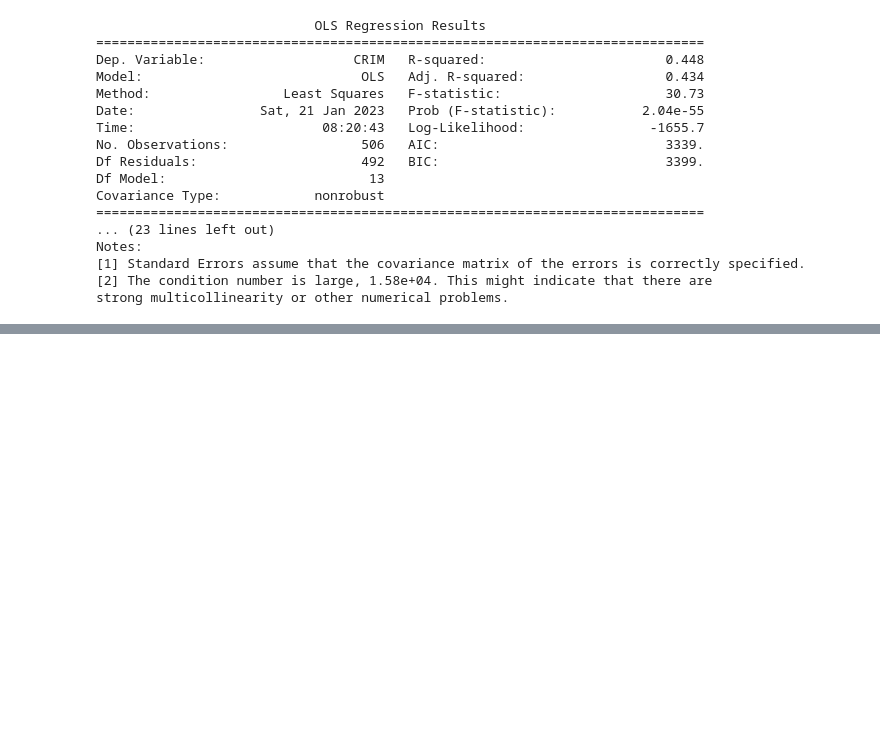
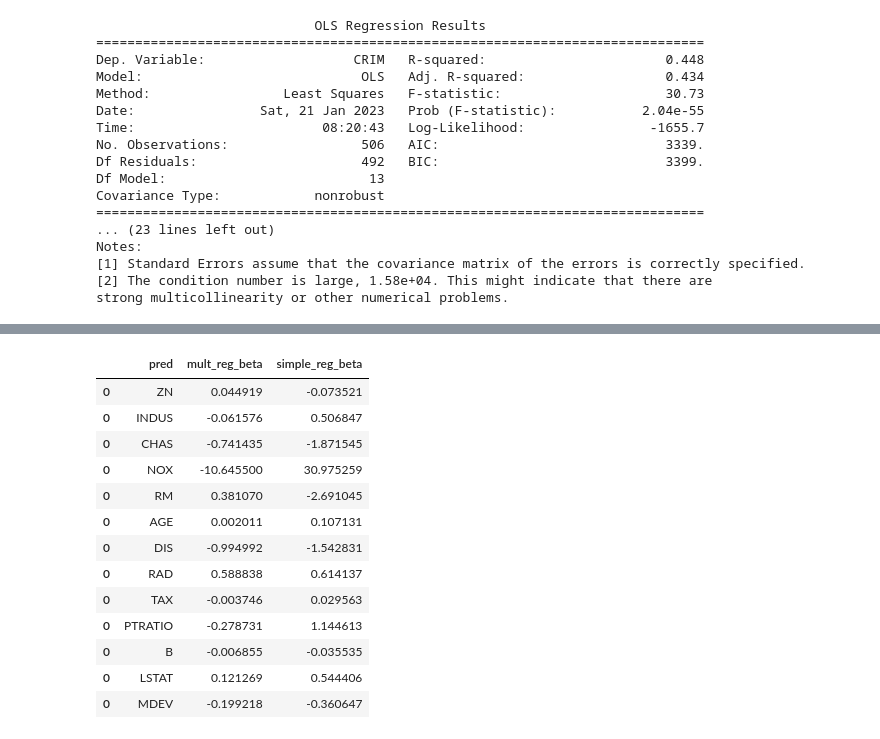
Before and after one commit to anitarestrepo16/machine-learning-class-2023, a Jupyter notebook: Pset1/PSet1.ipynb, the cells around one changed output, grey strips where cells are left out. Cells and saved outputs as stored; diff of their text form; code cells hidden in the pictures; blank space fills up the shorter version.

```diff
--- a/Pset1/PSet1.ipynb
+++ b/Pset1/PSet1.ipynb
@@ -190,0 +192,18 @@ sns.scatterplot(x=, y='salary')
+# %%
+beta_df = pd.DataFrame(data = {"pred": pred, "mult_reg_beta": beta, "simple_reg_beta": simple_betas["beta"]})
+beta_df
+# %% [output]
+|  | pred | mult_reg_beta | simple_reg_beta |
+| 0 | ZN | 0.044919 | -0.073521 |
+| 0 | INDUS | -0.061576 | 0.506847 |
+| 0 | CHAS | -0.741435 | -1.871545 |
+| 0 | NOX | -10.645500 | 30.975259 |
+| 0 | RM | 0.381070 | -2.691045 |
+| 0 | AGE | 0.002011 | 0.107131 |
+| 0 | DIS | -0.994992 | -1.542831 |
+| 0 | RAD | 0.588838 | 0.614137 |
+| 0 | TAX | -0.003746 | 0.029563 |
+| 0 | PTRATIO | -0.278731 | 1.144613 |
+| 0 | B | -0.006855 | -0.035535 |
+| 0 | LSTAT | 0.121269 | 0.544406 |
+| 0 | MDEV | -0.199218 | -0.360647 |
```
Also changed, not shown: parts of 5 cells of this notebook, 3 other files.
